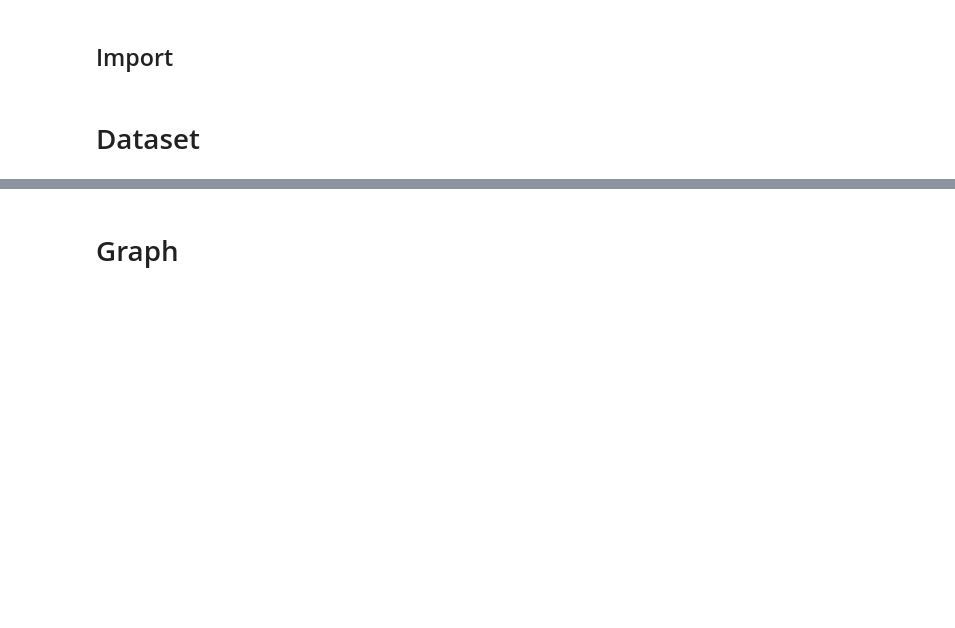
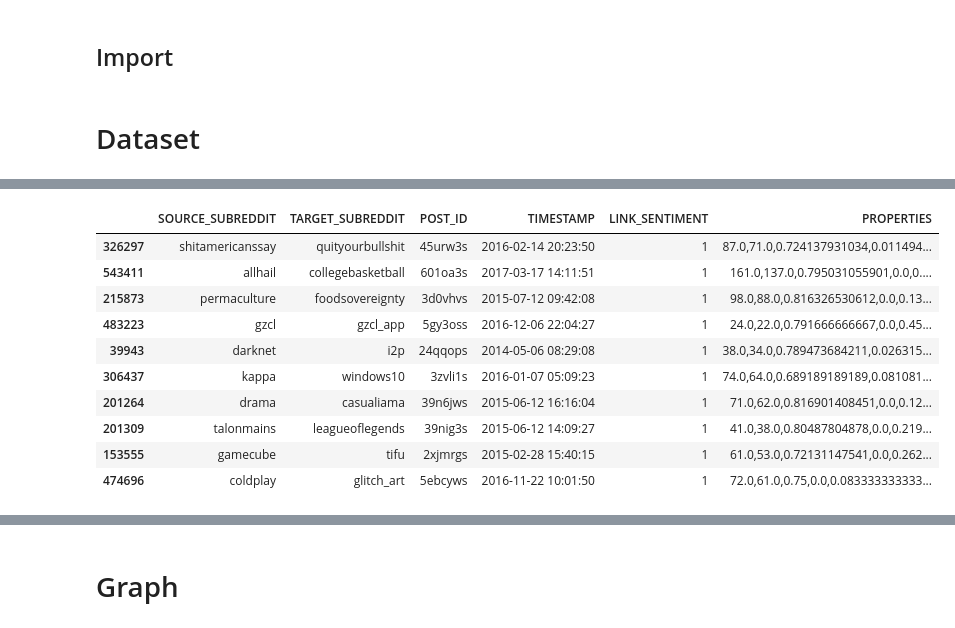
Before and after one commit to filippobartolucci/sna_project, a Jupyter notebook: notebook.ipynb, the cells around one changed output, grey strips where cells are left out. Saved outputs shown, nothing was run; the diff lists cells and outputs as text; code cells hidden in the pictures; blank space fills up the shorter version.

```diff
--- a/notebook.ipynb
+++ b/notebook.ipynb
@@ -25,0 +35,14 @@ r_pos = r[r['LINK_SENTIMENT'] == 1]
+# %%
+r_title.sample(10)
+# %% [output]
+|  | SOURCE_SUBREDDIT | TARGET_SUBREDDIT | POST_ID | TIMESTAMP | LINK_SENTIMENT | PROPERTIES |
+| 326297 | shitamericanssay | quityourbullshit | 45urw3s | 2016-02-14 20:23:50 | 1 | 87.0,71.0,0.724137931034,0.011494... |
+| 543411 | allhail | collegebasketball | 601oa3s | 2017-03-17 14:11:51 | 1 | 161.0,137.0,0.795031055901,0.0,0.... |
+| 215873 | permaculture | foodsovereignty | 3d0vhvs | 2015-07-12 09:42:08 | 1 | 98.0,88.0,0.816326530612,0.0,0.13... |
+| 483223 | gzcl | gzcl_app | 5gy3oss | 2016-12-06 22:04:27 | 1 | 24.0,22.0,0.791666666667,0.0,0.45... |
+| 39943 | darknet | i2p | 24qqops | 2014-05-06 08:29:08 | 1 | 38.0,34.0,0.789473684211,0.026315... |
+| 306437 | kappa | windows10 | 3zvli1s | 2016-01-07 05:09:23 | 1 | 74.0,64.0,0.689189189189,0.081081... |
+| 201264 | drama | casualiama | 39n6jws | 2015-06-12 16:16:04 | 1 | 71.0,62.0,0.816901408451,0.0,0.12... |
+| 201309 | talonmains | leagueoflegends | 39nig3s | 2015-06-12 14:09:27 | 1 | 41.0,38.0,0.80487804878,0.0,0.219... |
+| 153555 | gamecube | tifu | 2xjmrgs | 2015-02-28 15:40:15 | 1 | 61.0,53.0,0.72131147541,0.0,0.262... |
+| 474696 | coldplay | glitch_art | 5ebcyws | 2016-11-22 10:01:50 | 1 | 72.0,61.0,0.75,0.0,0.083333333333... |
```
Also changed, not shown: parts of 13 cells of this notebook.
